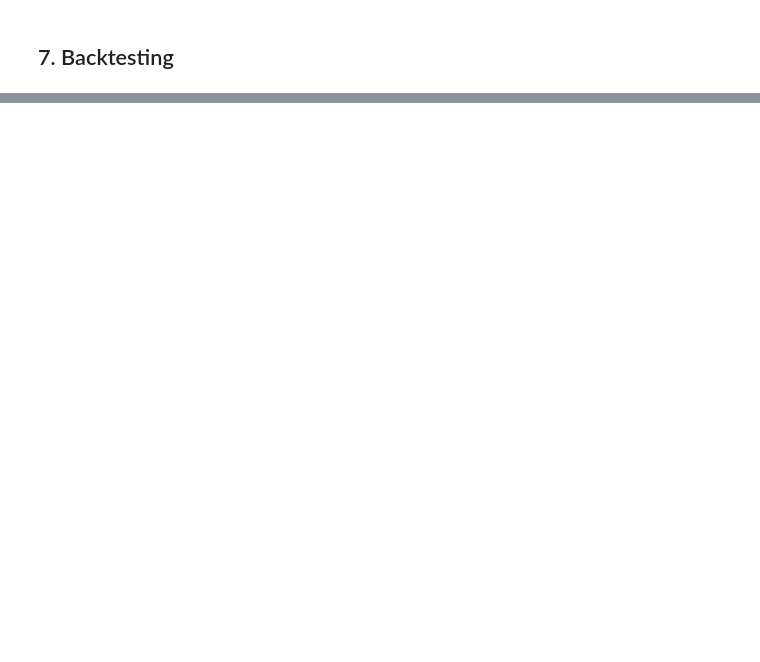
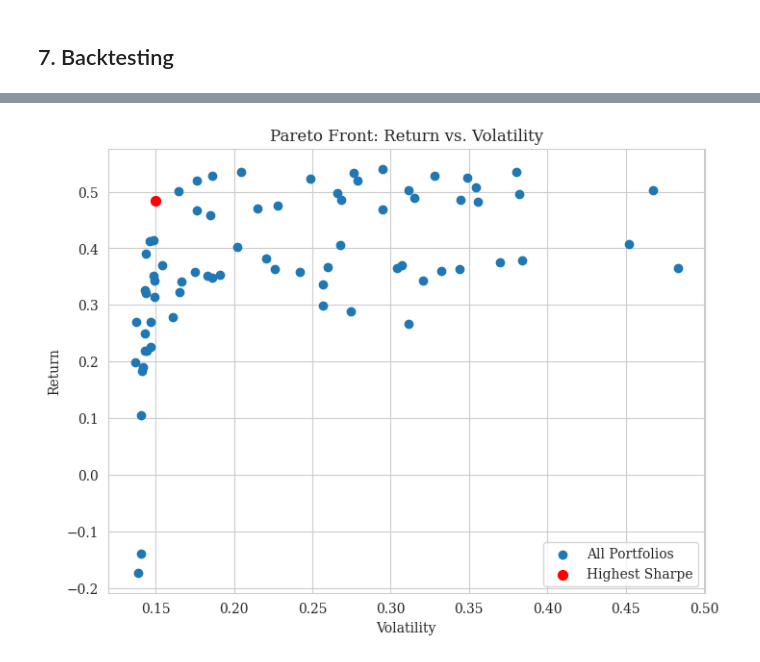
Before and after one commit to abhisuj/MSDS-451-TermProject, a Jupyter notebook: AGIG_ETF_Optimization.ipynb, the cells around one changed output, grey strips where cells are left out. Cells and saved outputs as stored; diff of their text form; code cells hidden in the pictures; blank space fills up the shorter version.

```diff
--- a/AGIG_ETF_Optimization.ipynb
+++ b/AGIG_ETF_Optimization.ipynb
@@ -674,0 +2109,20 @@ Backtest Performance Summary:
+# %%
+print("Generating predictions from the trained Bi-LSTM model...")
+# Load the best model saved during training
+best_model = tf.keras.models.load_model('bilstm_best_model.keras', custom_objects={'Huber': Huber, 'Attention': Attention})
+
+# Predict on the test set, which now returns two outputs
+predicted_returns_scaled, predicted_covariances_scaled = best_model.predict(X_test)
+
+# Inverse transform the predictions for returns and covariances
+predicted_log_returns = returns_scaler.inverse_transform(predicted_returns_scaled)
+predicted_covariances_flattened = cov_scaler.inverse_transform(predicted_covariances_scaled)
+
+# Convert log returns to simple returns
+predicted_simple_returns = np.expm1(predicted_log_returns)
+
+# Create DataFrame for predicted simple returns
+predicted_returns_df = pd.DataFrame(predicted_simple_returns, columns=return_target_cols)
+
+print(f"✓ Predicted returns generated. Shape: {predicted_returns_df.shape}")
+print(f"✓ Predicted flattened covariances generated. Shape: {predicted_covariances_flattened.shape}")
@@ -674,0 +2254,71 @@ Backtest Performance Summary:
+# %%
+# --- 3. Run the Optimization ---
+print("\n--- Starting NSGA-II Optimization ---")
+# Calculate average annual dividend yield for each asset
+# Convert polars DFs to pandas for this section
+price_df_pd = price_df.to_pandas().set_index('Date')
+dividend_df_pd = dividend_df.to_pandas().set_index('Date')
+
+# --- Prepare inputs for the optimizer ---
+# Expected Returns (mu) from Bi-LSTM predictions
+# We will use the mean of the predicted simple returns for the entire test set as 'mu'
+mu = predicted_returns_df.mean().values
+
+# The predicted_cov_matrices_time_series contains individual covariance matrices for each time step in the test set.
+# This will be passed directly to the problem and handled in its _evaluate method.
+
+n_years = len(price_df_pd.index.year.unique())
+avg_annual_yield = (dividend_df_pd.sum() / n_years).values
+
+problem = PortfolioOptimizationProblem(mu, avg_annual_yield,
+                                     predicted_simple_returns, # Use the actual array of predicted simple returns
+                                     predicted_cov_matrices_time_series, # Pass the list of predicted matrices
+                                     test_dates, # Pass the corresponding test dates
+                                     MIN_WEIGHT_PER_ASSET,
+                                     MAX_WEIGHT_PER_ASSET,
+                                     TARGET_DIVIDEND_YIELD)
+
+algorithm = NSGA2(pop_size=POPULATION_SIZE)
+
+res = minimize(problem,
+               algorithm,
+               ('n_gen', N_GENERATIONS),
+               seed=1,
+               verbose=True)
+
+print("--- Optimization Complete ---")
+
+# --- 4. Process and Display Results ---
+pareto_weights = res.X
+pareto_objectives = res.F
+
+# Normalize weights again to be safe
+pareto_weights = pareto_weights / pareto_weights.sum(axis=1, keepdims=True)
+
+pareto_front_df = pd.DataFrame({
+    'Return': -pareto_objectives[:, 0],
+    'Dividend': -pareto_objectives[:, 1],
+    'Volatility': pareto_objectives[:, 2],
+    'CVaR_95': -pareto_objectives[:, 3]
+})
+pareto_front_df['Sharpe'] = (pareto_front_df['Return'] - 0.02) / pareto_front_df['Volatility'] # Assuming 2% risk-free rate
+
+weights_df = pd.DataFrame(pareto_weights, columns=PORTFOLIO_TICKERS)
+pareto_results = pd.concat([pareto_front_df, weights_df], axis=1)
+
+print("\nPareto Front Optimal Portfolios:")
+display(pareto_results.sort_values('Sharpe', ascending=False).head())
+
+# --- 5. Visualize the Pareto Front ---
+plot = Scatter(title = "Pareto Front: Return vs. Volatility",
+               labels=["Volatility", "Return"],
+               legend=True)
+plot.add(pareto_objectives[:, [2, 0]] * np.array([1, -1]), label="All Portfolios")
+
+# Highlight the portfolio with the highest Sharpe ratio
+best_sharpe_idx = pareto_results['Sharpe'].idxmax()
+best_sharpe_portfolio = pareto_objectives[best_sharpe_idx, [2, 0]] * np.array([1, -1])
+plot.add(best_sharpe_portfolio, color="red", s=50, label="Highest Sharpe")
+
+plot.show()
+# %% [output]
@@ -674,0 +2349 @@ Backtest Performance Summary:
+[figure, added]
```
Also changed, not shown: parts of 64 cells of this notebook.
